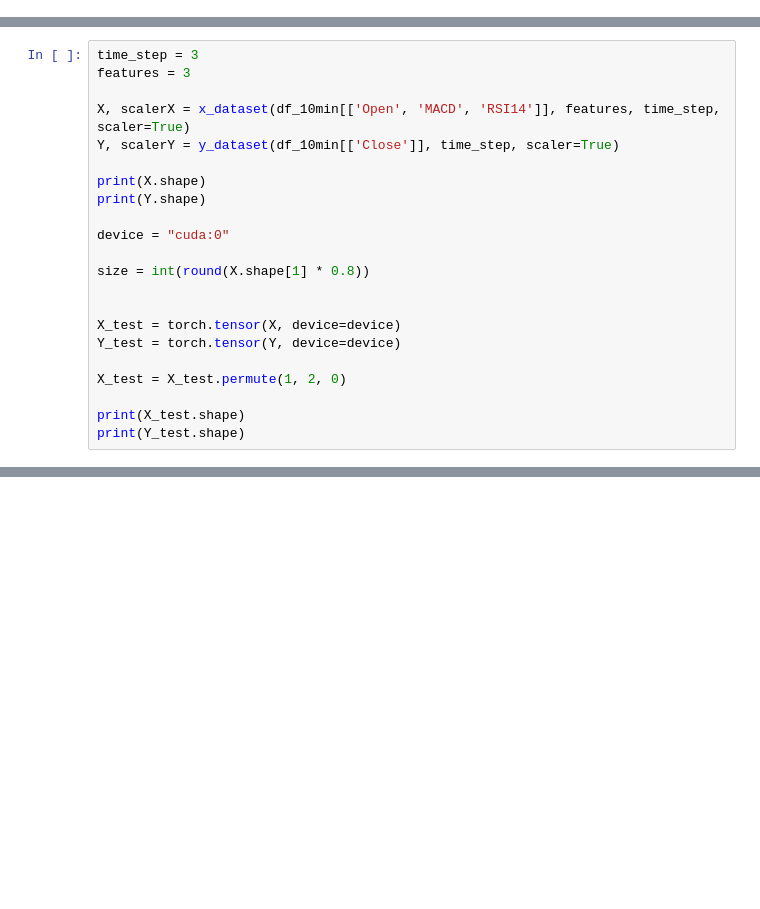
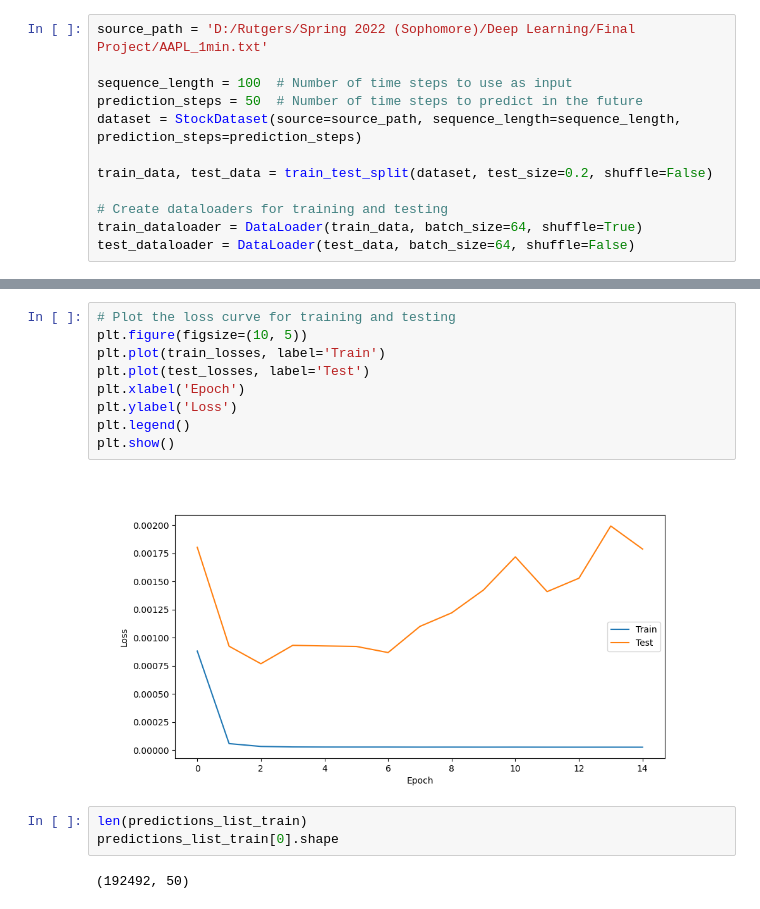
Before and after one commit to Aaronlozhkin/Apple-LSTM-Stock-Predictor, a Jupyter notebook: predictingAPPL.ipynb, the cells around one changed output, grey strips where cells are left out. Cells and saved outputs as stored; diff of their text form; blank space fills up the shorter version.

```diff
--- a/predictingAPPL.ipynb
+++ b/predictingAPPL.ipynb
@@ -194,2 +100,14 @@ torch.Size([48152, 1])
+# %%
+source_path = 'D:/Rutgers/Spring 2022 (Sophomore)/Deep Learning/Final Project/AAPL_1min.txt'
+
+sequence_length = 100  # Number of time steps to use as input
+prediction_steps = 50  # Number of time steps to predict in the future
+dataset = StockDataset(source=source_path, sequence_length=sequence_length, prediction_steps=prediction_steps)
+
+train_data, test_data = train_test_split(dataset, test_size=0.2, shuffle=False)
+
+# Create dataloaders for training and testing
+train_dataloader = DataLoader(train_data, batch_size=64, shuffle=True)
+test_dataloader = DataLoader(test_data, batch_size=64, shuffle=False)
 # %%
 class LSTMModel(nn.Module):
@@ -517,22 +154,0 @@ ax2.plot(df_10min['Open'])
-# %%
-time_step = 3
-features = 3
-
-X, scalerX = x_dataset(df_10min[['Open', 'MACD', 'RSI14']], features, time_step, scaler=True)
-Y, scalerY = y_dataset(df_10min[['Close']], time_step, scaler=True)
-
-print(X.shape)
-print(Y.shape)
-
-device = "cuda:0"
-
-size = int(round(X.shape[1] * 0.8))
-
-
-X_test = torch.tensor(X, device=device)
-Y_test = torch.tensor(Y, device=device)
-
-X_test = X_test.permute(1, 2, 0)
-
-print(X_test.shape)
-print(Y_test.shape)
@@ -596,0 +249,16 @@ Test Accurary =  99.78840508869463
+# %%
+# Plot the loss curve for training and testing
+plt.figure(figsize=(10, 5))
+plt.plot(train_losses, label='Train')
+plt.plot(test_losses, label='Test')
+plt.xlabel('Epoch')
+plt.ylabel('Loss')
+plt.legend()
+plt.show()
+# %% [output]
+[figure, added]
+# %%
+len(predictions_list_train)
+predictions_list_train[0].shape
+# %% [output]
+(192492, 50)
```
Also changed, not shown: parts of 30 cells of this notebook.
